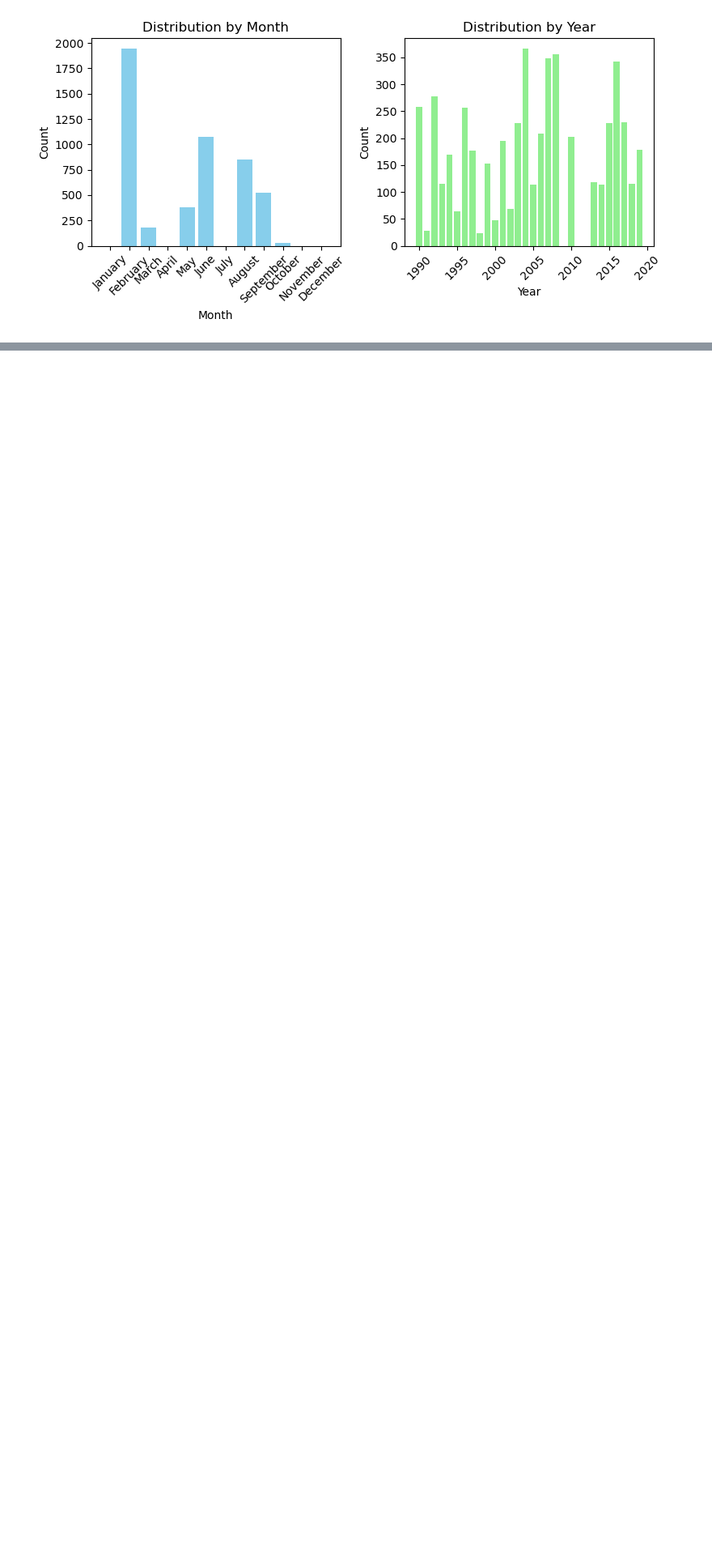
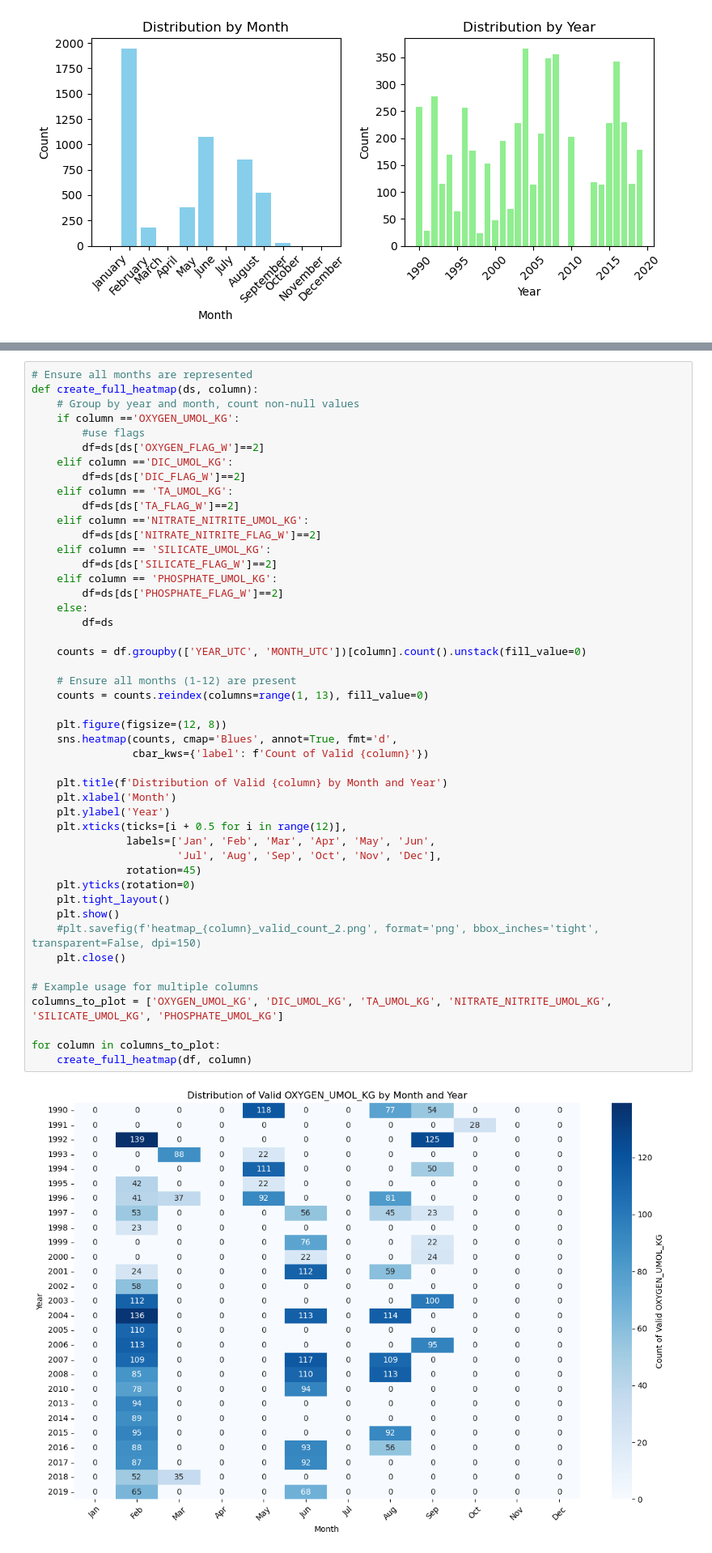
Before and after one commit to Statistical-Downscaling-for-the-Ocean/data-diagnostics, a Jupyter notebook: missing_data_heatmaps/plot_heatmap_monthvyear.ipynb, the cells around one changed output, grey strips where cells are left out. Shown at 81% size. Drawn from its saved outputs; the diff is of its cells as text; blank space fills up the shorter version.

Commit message:
added QC flags

```diff
--- a/missing_data_heatmaps/plot_heatmap_monthvyear.ipynb
+++ b/missing_data_heatmaps/plot_heatmap_monthvyear.ipynb
@@ -147,0 +136,49 @@ for column in columns_to_plot:
+# %%
+# Ensure all months are represented
+def create_full_heatmap(ds, column):
+    # Group by year and month, count non-null values
+    if column =='OXYGEN_UMOL_KG':
+        #use flags
+        df=ds[ds['OXYGEN_FLAG_W']==2]
+    elif column =='DIC_UMOL_KG':
+        df=ds[ds['DIC_FLAG_W']==2]
+    elif column == 'TA_UMOL_KG':
+        df=ds[ds['TA_FLAG_W']==2]
+    elif column =='NITRATE_NITRITE_UMOL_KG':
+        df=ds[ds['NITRATE_NITRITE_FLAG_W']==2]
+    elif column == 'SILICATE_UMOL_KG':
+        df=ds[ds['SILICATE_FLAG_W']==2]
+    elif column == 'PHOSPHATE_UMOL_KG':
+        df=ds[ds['PHOSPHATE_FLAG_W']==2]
+    else:
+        df=ds
+
+    counts = df.groupby(['YEAR_UTC', 'MONTH_UTC'])[column].count().unstack(fill_value=0)
+
+    # Ensure all months (1-12) are present
+    counts = counts.reindex(columns=range(1, 13), fill_value=0)
+
+    plt.figure(figsize=(12, 8))
+    sns.heatmap(counts, cmap='Blues', annot=True, fmt='d',
+                cbar_kws={'label': f'Count of Valid {column}'})
+
+    plt.title(f'Distribution of Valid {column} by Month and Year')
+    plt.xlabel('Month')
+    plt.ylabel('Year')
+    plt.xticks(ticks=[i + 0.5 for i in range(12)],
+               labels=['Jan', 'Feb', 'Mar', 'Apr', 'May', 'Jun',
+                       'Jul', 'Aug', 'Sep', 'Oct', 'Nov', 'Dec'],
+               rotation=45)
+    plt.yticks(rotation=0)
+    plt.tight_layout()
+    plt.show()
+    #plt.savefig(f'heatmap_{column}_valid_count_2.png', format='png', bbox_inches='tight', transparent=False, dpi=150)
+    plt.close()
+
+# Example usage for multiple columns
+columns_to_plot = ['OXYGEN_UMOL_KG', 'DIC_UMOL_KG', 'TA_UMOL_KG', 'NITRATE_NITRITE_UMOL_KG', 'SILICATE_UMOL_KG', 'PHOSPHATE_UMOL_KG']
+
+for column in columns_to_plot:
+    create_full_heatmap(df, column)
+# %% [output]
+[figure, added]
```
Also changed, not shown: parts of 11 cells of this notebook.
